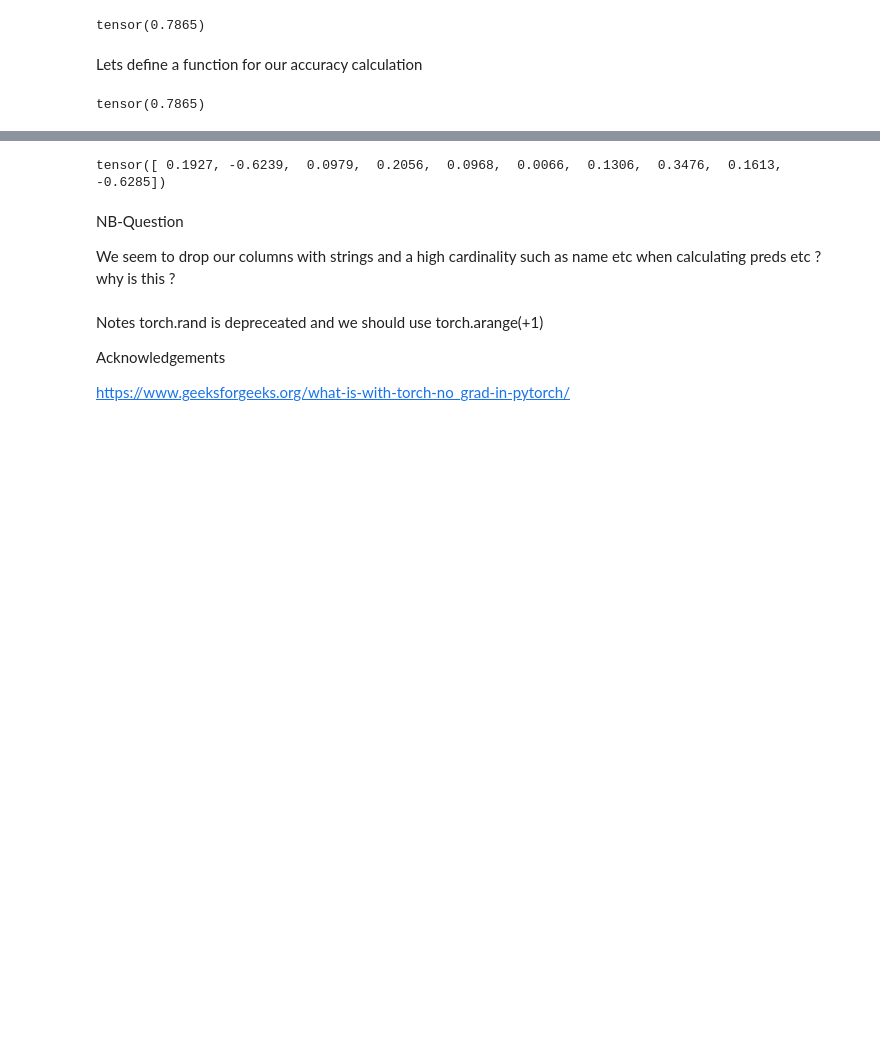
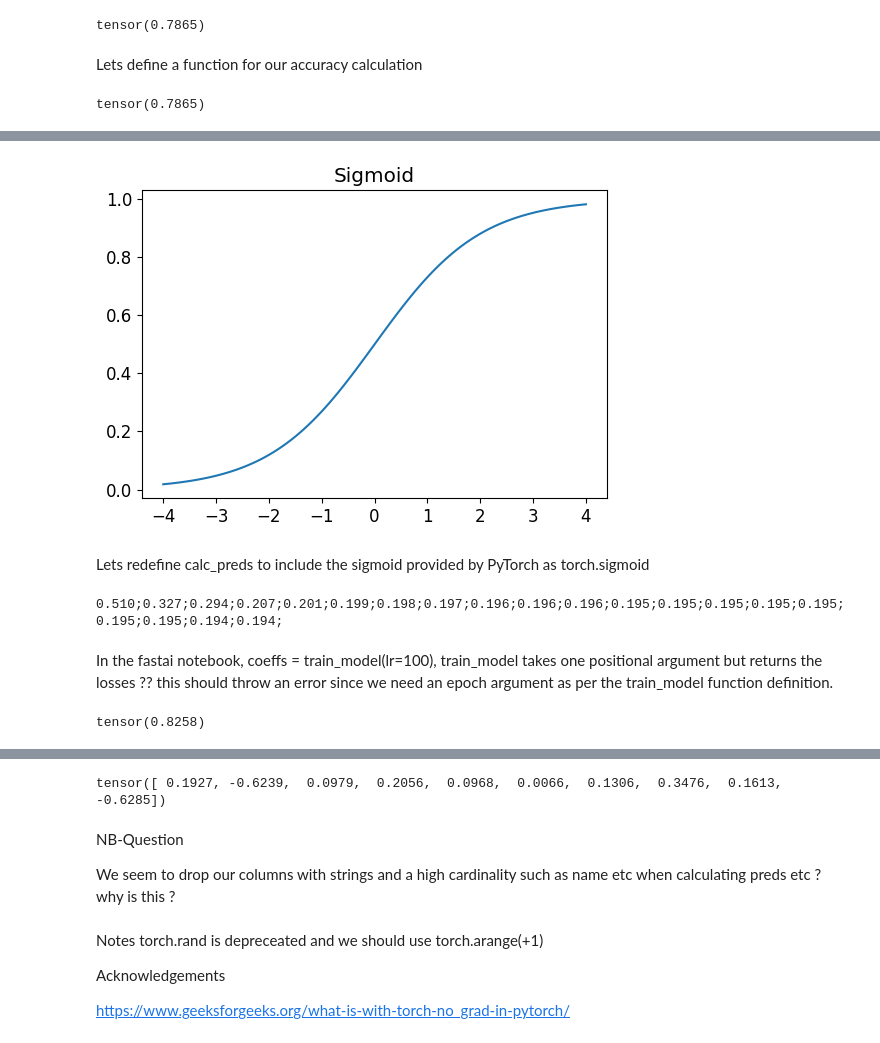
Before and after one commit to rubanzasilva/Linear_model_and_nn_from_scratch, a Jupyter notebook: Linear_model_and_nn_from_scratch.ipynb, the cells around one changed output, grey strips where cells are left out. Drawn from its saved outputs; the diff is of its cells as text; code cells hidden in the pictures; blank space fills up the shorter version.

```diff
--- a/Linear_model_and_nn_from_scratch.ipynb
+++ b/Linear_model_and_nn_from_scratch.ipynb
@@ -586,0 +619,6 @@ tensor(0.7865)
+# %%
+plot_function(torch.sigmoid, title='Sigmoid', min=-4, max=4)
+# %% [output]
+[figure, added]
+# %% [markdown]
+Lets redefine calc_preds to include the sigmoid provided by PyTorch as torch.sigmoid
@@ -586,0 +628,10 @@ tensor(0.7865)
+# %%
+coeffs = train_model(20,lr=100)
+# %% [output]
+0.510;0.327;0.294;0.207;0.201;0.199;0.198;0.197;0.196;0.196;0.196;0.195;0.195;0.195;0.195;0.195;0.195;0.195;0.194;0.194;
+# %% [markdown]
+In the fastai notebook, coeffs = train_model(lr=100), train_model takes one positional argument but returns the losses ?? this should throw an error since we need an epoch argument as per the train_model function definition.
+# %%
+acc(coeffs)
+# %% [output]
+tensor(0.8258)
```
Also changed, not shown: parts of 69 cells of this notebook.
